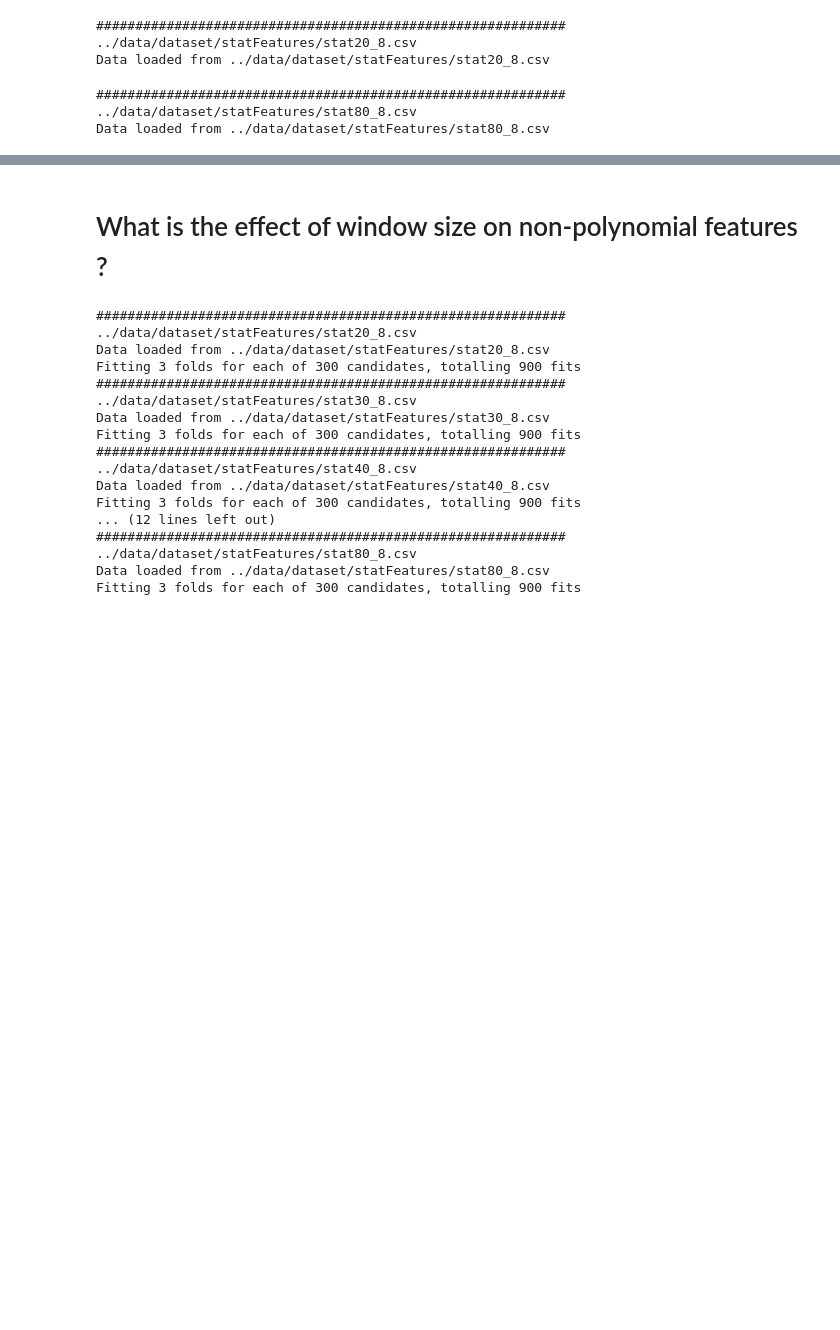
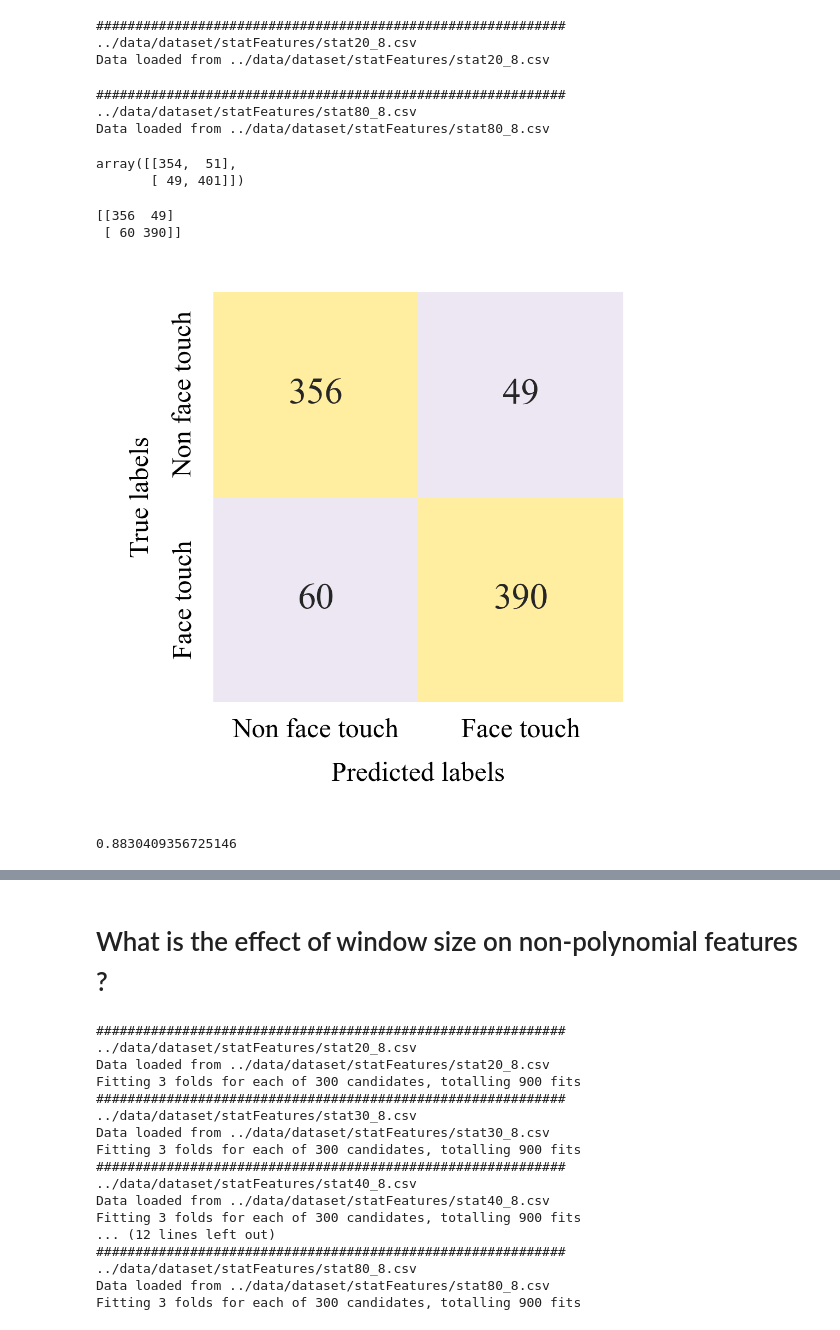
Before and after one commit to rdverse/faceTouch, a Jupyter notebook: MachineLearning/rfpoly.ipynb, the cells around one changed output, grey strips where cells are left out. Saved outputs shown, nothing was run; the diff lists cells and outputs as text; code cells hidden in the pictures; blank space fills up the shorter version.

```diff
--- a/MachineLearning/rfpoly.ipynb
+++ b/MachineLearning/rfpoly.ipynb
@@ -108,3 +106,72 @@ colNames, X_Train, X_Test, y_Train,y_Test = get_train_test_data(csvCode="80_8",
 ############################################################
 ../data/dataset/statFeatures/stat80_8.csv
 Data loaded from ../data/dataset/statFeatures/stat80_8.csv
+# %%
+cf_matrix
+# %% [output]
+array([[354,  51],
+       [ 49, 401]])
+# %%
+from sklearn.metrics import confusion_matrix
+import seaborn as sns
+fontsize = 6
+plt.figure(figsize=(1.75,1.75), dpi =600)
+
+plt.rcParams['font.size'] = fontsize+2
+
+plt.rcParams['font.family'] = 'serif'
+plt.rcParams['font.serif'] = 'Times New Roman'
+# plt.rcParams['figure.dpi'] = 1000
+
+plt.rcParams["lines.linewidth"] = 0.75
+
+mode = "train"
+
+
+#Get the confusion matrix
+if mode =="train":
+    cf_matrix = confusion_matrix(y_Testl, rBP.predict(X_TestPoly[::,first340]))
+
+else:
+    print("f")
+    #cf_matrix = confusion_matrix(y_Test, clf.predict(X_Test))
+
+print(cf_matrix)
+
+ax = plt.subplot()
+
+group_names = ["True Negative (TN)","False Positive (FP)","False Negative (FN)","True Positive (TP)"]
+
+group_counts = ["{0:0.0f}".format(value) for value in
+                cf_matrix.flatten()]
+#["#ffffbf","#fc8d59","#91bfdb"]
+labels = np.array(group_counts).reshape(2,2)
+hmap = sns.heatmap(cf_matrix, annot=labels, fmt='', cbar=False,cmap = ["#ece7f2","tab:red","#ffeda0"])
+
+ax.set_yticklabels(["Non face touch", "Face touch"], verticalalignment = 'center', size=fontsize)
+ax.set_xticklabels(["Non face touch", "Face touch"], horizontalalignment = 'center', size=fontsize)
+ax.set_ylabel("True labels", size=fontsize)
+ax.set_xlabel("Predicted labels", size=fontsize)
+ax.tick_params(axis=u'both', which=u'both',length=0)
+
+# if mode =="train":
+#     ax.set_title("Train-split", size=fontsize)
+
+# else:
+#     ax.set_title("Test-split", size=fontsize)
+
+plt.tight_layout()
+
+# if mode =="train":
+#     plt.savefig("results/rfconfTest.png")
+# else:
+#     plt.savefig("results/rfconfTrain.png")
+plt.savefig("confMatimp.png")
+# %% [output]
+[[356  49]
+ [ 60 390]]
+[figure, added]
+# %%
+(354+401)/(354+401+100)
+# %% [output]
+0.8830409356725146
```
Also changed, not shown: parts of 35 cells of this notebook, 7 other files.
